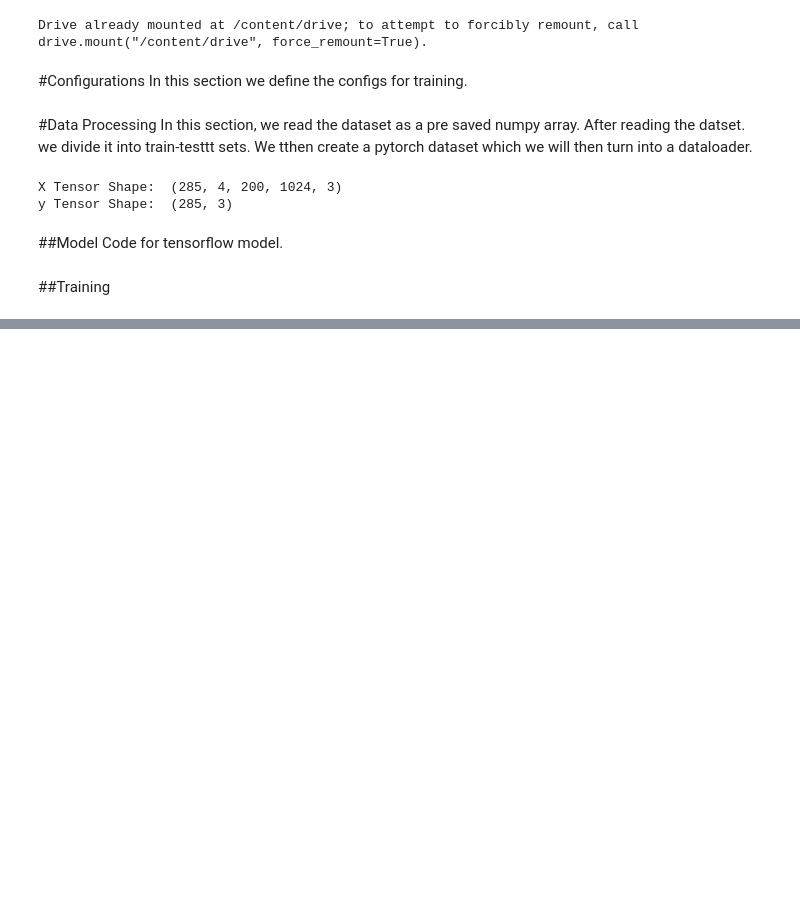
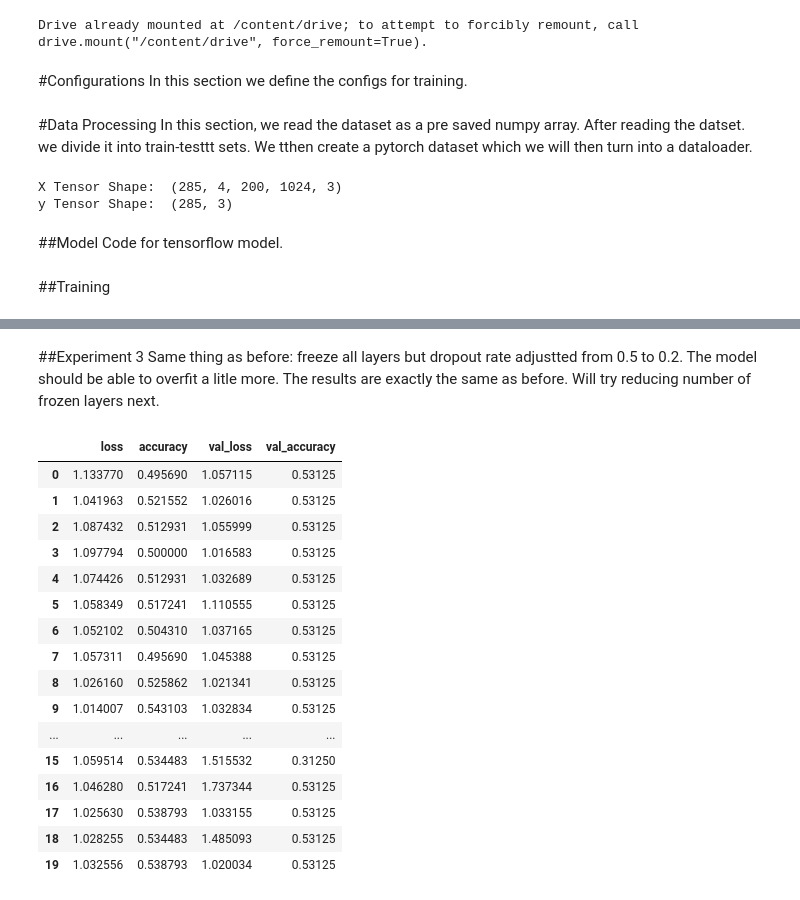
Before and after one commit to johnzl-777/MFAC, a Jupyter notebook: Classifier/tensorflow_fish_classifier.ipynb, the cells around one changed output, grey strips where cells are left out. Cells and saved outputs as stored; diff of their text form; code cells hidden in the pictures; blank space fills up the shorter version.

Commit message:
added results
Augmentation code added + some results documented

```diff
--- a/Classifier/tensorflow_fish_classifier.ipynb
+++ b/Classifier/tensorflow_fish_classifier.ipynb
@@ -61,21 +74,32 @@ IMG_SHAPE = (200, 1024, 3)
 
 class Classifier(tf.keras.Model):
 
-    def __init__(self, num_classes=1000):
+    def __init__(self, do_augmentation = True, dropout_rate = 0.2):
         super(Classifier, self).__init__()
         self.backbone = tf.keras.applications.ResNet50(input_shape=IMG_SHAPE,
                                                        include_top=False,
-                                                       weights='imagenet')
+                                                   weights='imagenet')
+        # self.conv_layer =  tf.keras.layers.Conv2D(16,3)
+        self.do_augmentation = do_augmentation
+
+        self.pooling = tf.keras.layers.GlobalAveragePooling2D()
         self.classifier= tf.keras.Sequential([
+                                              tf.keras.layers.Dropout(dropout_rate),
+                                              tf.keras.layers.Dense(3),
 
-                                                   tf.keras.layers.Dense(3)
+
         ])
 
 
     def call(self, inputs):
 
         images = [inputs[:,i,:,:,:] for i in range(4)]
-        encodings = [tf.reshape(self.backbone(img),[inputs.shape[0],-1]) for img in images]
+        if self.do_augmentation:
+          if random.random() < 0.5:
+            images = [tf.image.random_flip_left_right(img) for img in images]
+
+        encodings = [self.pooling(self.backbone(img)) for  img in images]
+        encodings = [tf.reshape(img,[inputs.shape[0],-1]) for img in encodings]
         encodings = tf.concat(encodings,1)
 
         return self.classifier(encodings)
@@ -82,2 +112,12 @@ class Classifier(tf.keras.Model):
 # %% [markdown]
 ##Training
+# %%
+model = Classifier(do_augmentation=True)
+
+model.compile(tf.keras.optimizers.Adam(learning_rate=0.0001,),
+              loss = tf.keras.losses.CategoricalCrossentropy(True),
+              metrics=['accuracy']
+              )
+
+model(tf.constant(0,shape=(4,4,200,1024,3)))
+model.summary()
@@ -84,7 +141,5 @@ class Classifier(tf.keras.Model):
 # %%
-model = Classifier()
-model.compile(tf.keras.optimizers.Adam(learning_rate=0.0001,),
-              loss = tf.keras.losses.BinaryCrossentropy(from_logits = True))
+freeze_layers(model,0)
 
-model.fit(x[0:232],y[0:232],4,epochs=4,validation_data=(x[232:264],y[232:264]))
+hist = model.fit(x[0:232],y[0:232],4,epochs=20,validation_data=(x[232:264],y[232:264]),)
 # %% [output]
@@ -93,0 +241,25 @@ Epoch 2/4
+# %% [markdown]
+##Experiment 3
+Same thing as before:
+freeze all layers but dropout rate adjustted from 0.5 to 0.2.
+The model should be able to overfit a litle more.  The results are exactly the same as before. Will try reducing number of frozen layers next.
+# %%
+pd.DataFrame(hist.history)
+# %% [output]
+|  | loss | accuracy | val_loss | val_accuracy |
+| 0 | 1.133770 | 0.495690 | 1.057115 | 0.53125 |
+| 1 | 1.041963 | 0.521552 | 1.026016 | 0.53125 |
+| 2 | 1.087432 | 0.512931 | 1.055999 | 0.53125 |
+| 3 | 1.097794 | 0.500000 | 1.016583 | 0.53125 |
+| 4 | 1.074426 | 0.512931 | 1.032689 | 0.53125 |
+| 5 | 1.058349 | 0.517241 | 1.110555 | 0.53125 |
+| 6 | 1.052102 | 0.504310 | 1.037165 | 0.53125 |
+| 7 | 1.057311 | 0.495690 | 1.045388 | 0.53125 |
+| 8 | 1.026160 | 0.525862 | 1.021341 | 0.53125 |
+| 9 | 1.014007 | 0.543103 | 1.032834 | 0.53125 |
+| ... | ... | ... | ... | ... |
+| 15 | 1.059514 | 0.534483 | 1.515532 | 0.31250 |
+| 16 | 1.046280 | 0.517241 | 1.737344 | 0.53125 |
+| 17 | 1.025630 | 0.538793 | 1.033155 | 0.53125 |
+| 18 | 1.028255 | 0.534483 | 1.485093 | 0.53125 |
+| 19 | 1.032556 | 0.538793 | 1.020034 | 0.53125 |
```
Also changed, not shown: parts of 10 cells of this notebook.
